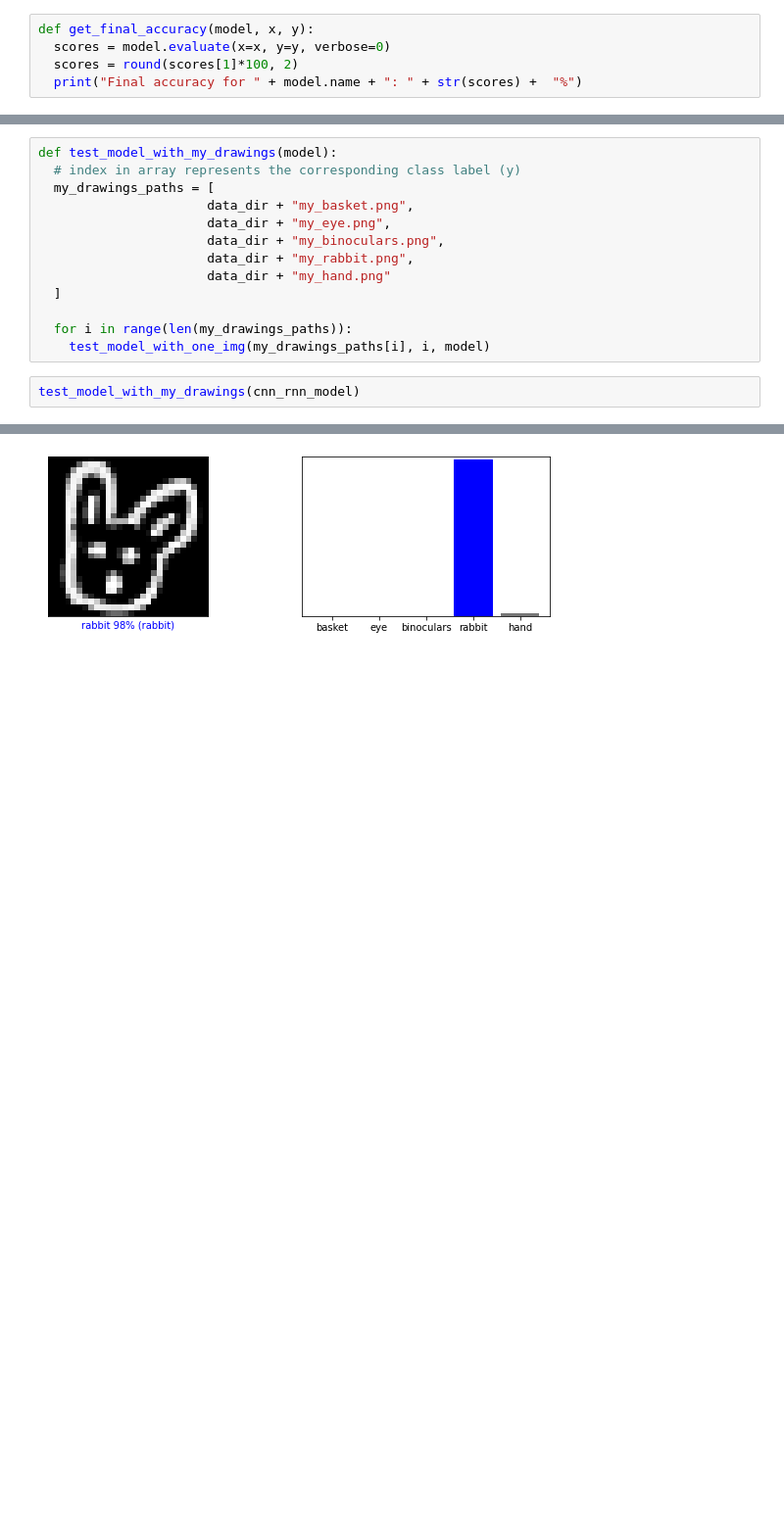
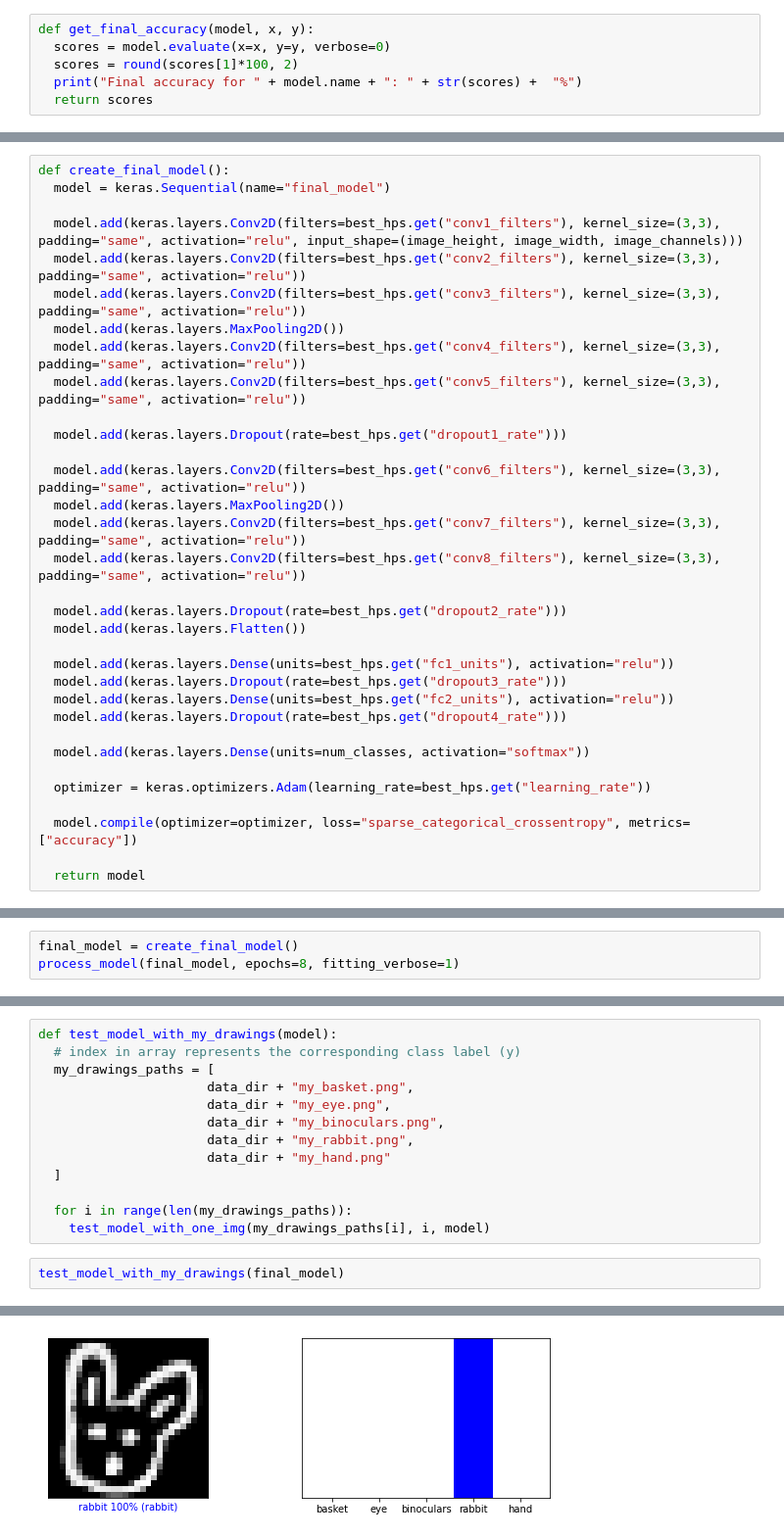
Before and after one commit to gabelstapler6/QuickDrawClassification, a Jupyter notebook: challenge.ipynb, the cells around one changed output, grey strips where cells are left out. Shown: that part at 98% size. Saved outputs shown, nothing was run; the diff lists cells and outputs as text; blank space fills up the shorter version.

```diff
--- a/challenge.ipynb
+++ b/challenge.ipynb
@@ -382,6 +362,7 @@ def get_final_accuracy(model, x, y):
   scores = model.evaluate(x=x, y=y, verbose=0)
   scores = round(scores[1]*100, 2)
   print("Final accuracy for " + model.name + ": " + str(scores) +  "%")
+  return scores
 # %%
 get_final_accuracy(mlp_model, x_test, y_test)
 # %% [output]
@@ -595,0 +732,33 @@ print("Best value for learning_rate: " + str(best_hps.get("learning_rate")))
+# %%
+def create_final_model():
+  model = keras.Sequential(name="final_model")
+
+  model.add(keras.layers.Conv2D(filters=best_hps.get("conv1_filters"), kernel_size=(3,3), padding="same", activation="relu", input_shape=(image_height, image_width, image_channels)))
+  model.add(keras.layers.Conv2D(filters=best_hps.get("conv2_filters"), kernel_size=(3,3), padding="same", activation="relu"))
+  model.add(keras.layers.Conv2D(filters=best_hps.get("conv3_filters"), kernel_size=(3,3), padding="same", activation="relu"))
+  model.add(keras.layers.MaxPooling2D())
+  model.add(keras.layers.Conv2D(filters=best_hps.get("conv4_filters"), kernel_size=(3,3), padding="same", activation="relu"))
+  model.add(keras.layers.Conv2D(filters=best_hps.get("conv5_filters"), kernel_size=(3,3), padding="same", activation="relu"))
+
+  model.add(keras.layers.Dropout(rate=best_hps.get("dropout1_rate")))
+
+  model.add(keras.layers.Conv2D(filters=best_hps.get("conv6_filters"), kernel_size=(3,3), padding="same", activation="relu"))
+  model.add(keras.layers.MaxPooling2D())
+  model.add(keras.layers.Conv2D(filters=best_hps.get("conv7_filters"), kernel_size=(3,3), padding="same", activation="relu"))
+  model.add(keras.layers.Conv2D(filters=best_hps.get("conv8_filters"), kernel_size=(3,3), padding="same", activation="relu"))
+
+  model.add(keras.layers.Dropout(rate=best_hps.get("dropout2_rate")))
+  model.add(keras.layers.Flatten())
+
+  model.add(keras.layers.Dense(units=best_hps.get("fc1_units"), activation="relu"))
+  model.add(keras.layers.Dropout(rate=best_hps.get("dropout3_rate")))
+  model.add(keras.layers.Dense(units=best_hps.get("fc2_units"), activation="relu"))
+  model.add(keras.layers.Dropout(rate=best_hps.get("dropout4_rate")))
+
+  model.add(keras.layers.Dense(units=num_classes, activation="softmax"))
+
+  optimizer = keras.optimizers.Adam(learning_rate=best_hps.get("learning_rate"))
+
+  model.compile(optimizer=optimizer, loss="sparse_categorical_crossentropy", metrics=["accuracy"])
+
+  return model
@@ -595,0 +767,3 @@ print("Best value for learning_rate: " + str(best_hps.get("learning_rate")))
+# %%
+final_model = create_final_model()
+process_model(final_model, epochs=8, fitting_verbose=1)
@@ -670,10 +881,10 @@ def test_model_with_my_drawings(model):
   for i in range(len(my_drawings_paths)):
     test_model_with_one_img(my_drawings_paths[i], i, model)
 # %%
-test_model_with_my_drawings(cnn_rnn_model)
+test_model_with_my_drawings(final_model)
 # %% [output]
 [figure]
 [figure]
 [figure]
-[figure, old version]
+[figure, new version]
 [figure]
```
Also changed, not shown: parts of 82 cells of this notebook.
